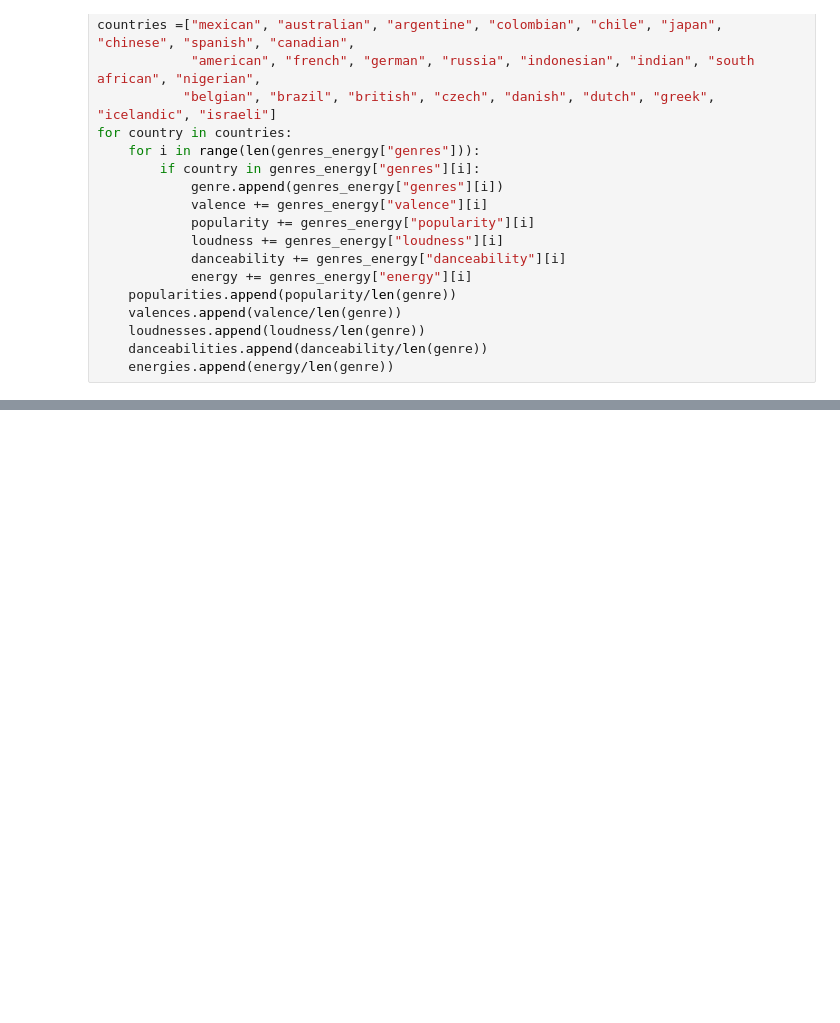
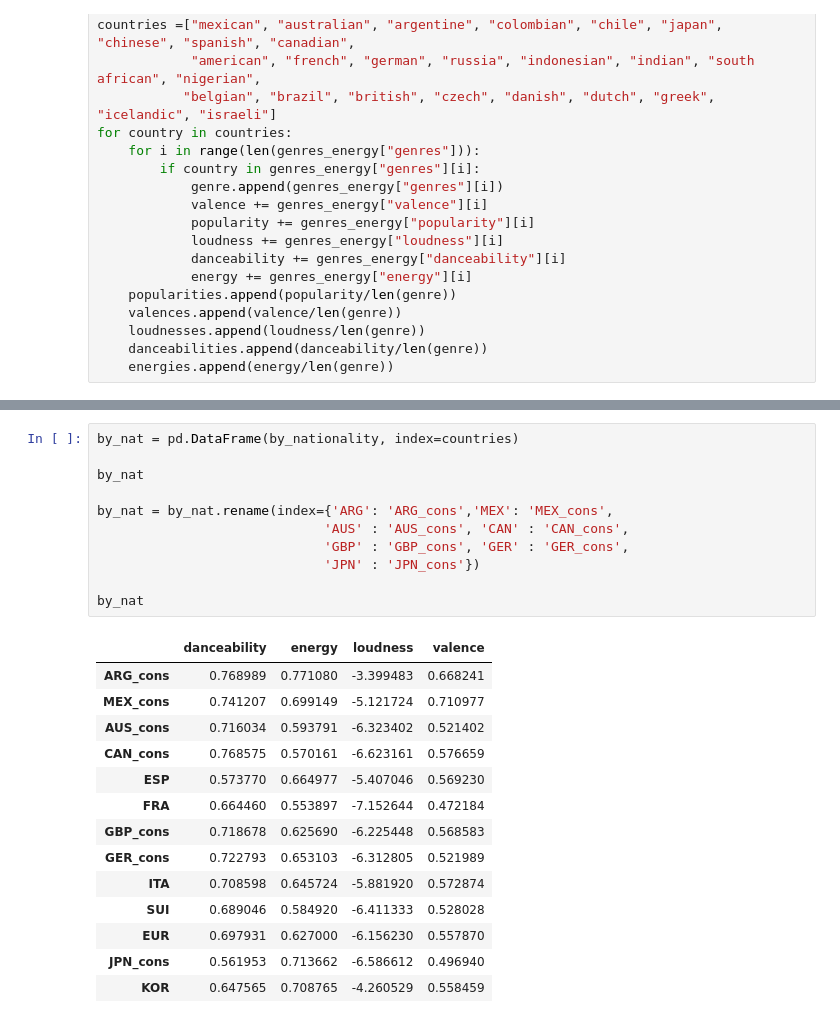
Before and after one commit to DataBerenicenz/Epsilon_Team, a Jupyter notebook: +Jonathan/Spotify.ipynb, the cells around one changed output, grey strips where cells are left out. Drawn from its saved outputs; the diff is of its cells as text; blank space fills up the shorter version.

```diff
--- a/+Jonathan/Spotify.ipynb
+++ b/+Jonathan/Spotify.ipynb
@@ -243,0 +229,26 @@ Text(0, 0.5, 'Valence')
+# %%
+by_nat = pd.DataFrame(by_nationality, index=countries)
+
+by_nat
+
+by_nat = by_nat.rename(index={'ARG': 'ARG_cons','MEX': 'MEX_cons',
+                             'AUS' : 'AUS_cons', 'CAN' : 'CAN_cons',
+                             'GBP' : 'GBP_cons', 'GER' : 'GER_cons',
+                             'JPN' : 'JPN_cons'})
+
+by_nat
+# %% [output]
+|  | danceability | energy | loudness | valence |
+| ARG_cons | 0.768989 | 0.771080 | -3.399483 | 0.668241 |
+| MEX_cons | 0.741207 | 0.699149 | -5.121724 | 0.710977 |
+| AUS_cons | 0.716034 | 0.593791 | -6.323402 | 0.521402 |
+| CAN_cons | 0.768575 | 0.570161 | -6.623161 | 0.576659 |
+| ESP | 0.573770 | 0.664977 | -5.407046 | 0.569230 |
+| FRA | 0.664460 | 0.553897 | -7.152644 | 0.472184 |
+| GBP_cons | 0.718678 | 0.625690 | -6.225448 | 0.568583 |
+| GER_cons | 0.722793 | 0.653103 | -6.312805 | 0.521989 |
+| ITA | 0.708598 | 0.645724 | -5.881920 | 0.572874 |
+| SUI | 0.689046 | 0.584920 | -6.411333 | 0.528028 |
+| EUR | 0.697931 | 0.627000 | -6.156230 | 0.557870 |
+| JPN_cons | 0.561953 | 0.713662 | -6.586612 | 0.496940 |
+| KOR | 0.647565 | 0.708765 | -4.260529 | 0.558459 |
```
Also changed, not shown: parts of 15 cells of this notebook.
